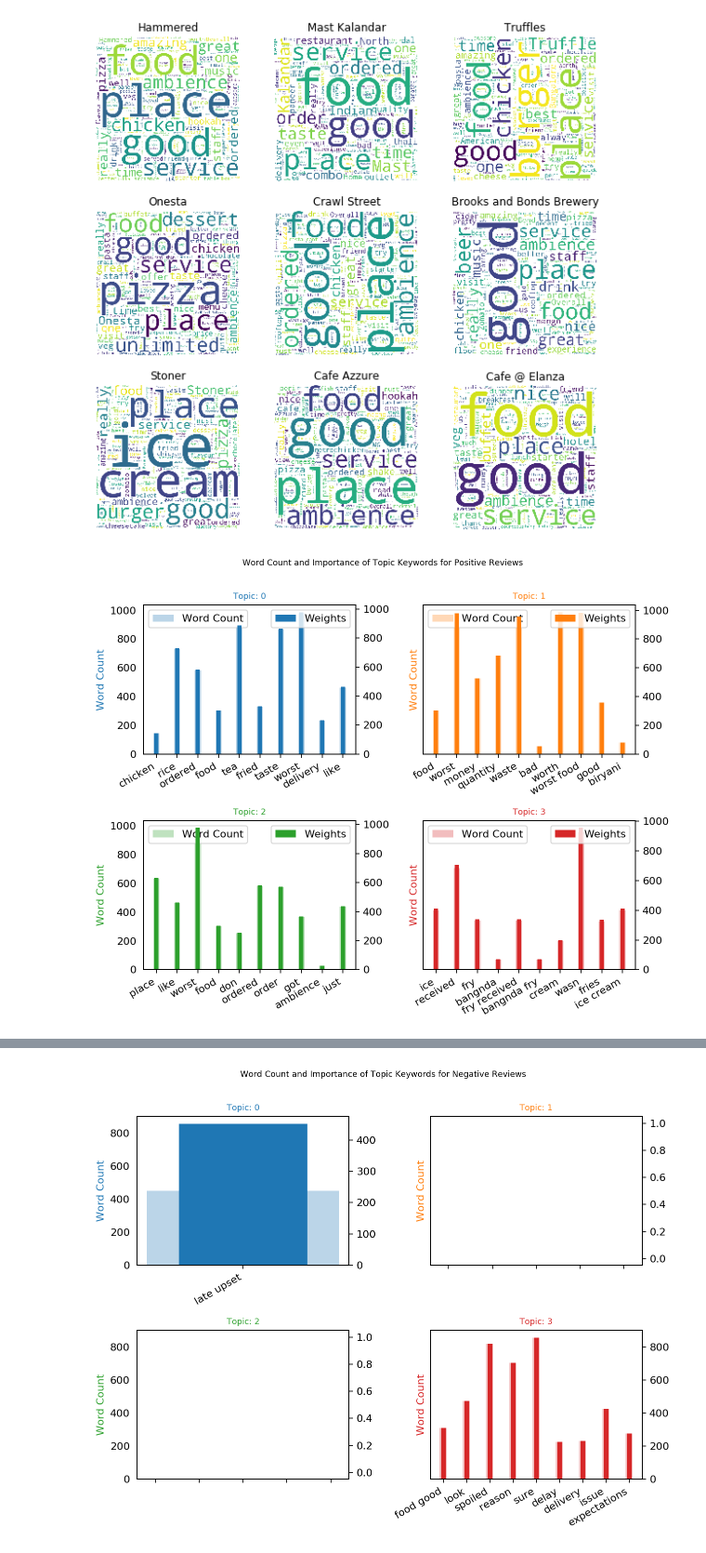
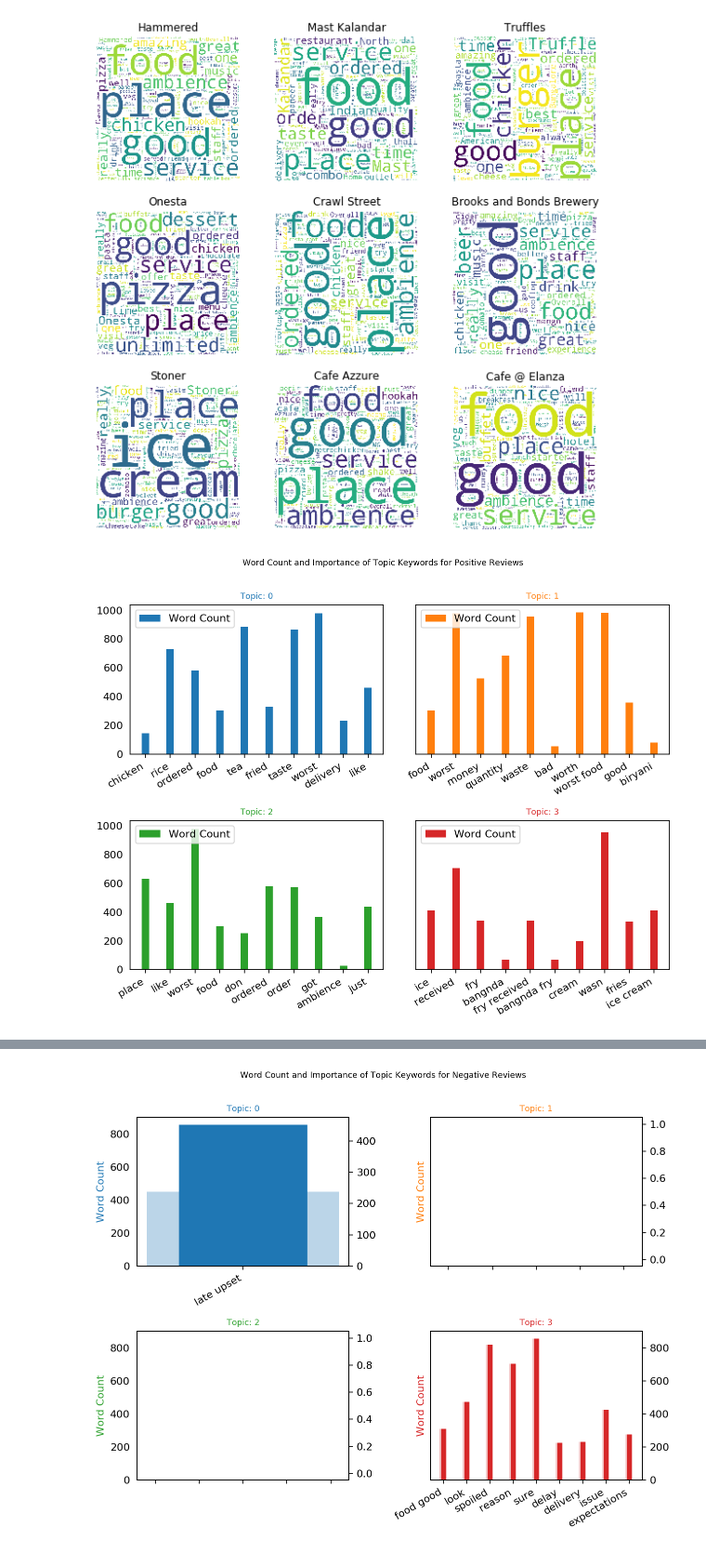
Before and after one commit to robinsaheb/ResturantReviews, a Jupyter notebook: Zomato Notebook.ipynb, the cells around one changed output, grey strips where cells are left out. Shown at 93% size. Drawn from its saved outputs; the diff is of its cells as text; code cells hidden in the pictures.

Commit message:
Topic Modeling Complete

```diff
--- a/Zomato Notebook.ipynb
+++ b/Zomato Notebook.ipynb
@@ -266,33 +266,33 @@ lda_z = lda.fit_transform(tf)
 # %%
 counter = Counter(corpus)
 out = []
 for topic_idx, topic in enumerate(lda.components_):
     for i in topic.argsort()[:-10 - 1:-1]:
         out.append([tf_feature_names[i], topic_idx, i, counter[tf_feature_names[i]]])
 
 
 dataframe = pd.DataFrame(out, columns=['word', 'topic_id', 'importance', 'word_count'])
 
 
 # Plot Word Count and Weights of Topic Keywords
 fig, axes = plt.subplots(2, 2, figsize=(8,6), sharey=True, dpi=160)
 cols = [color for name, color in mcolors.TABLEAU_COLORS.items()]
 for i, ax in enumerate(axes.flatten()):
-    ax.bar(x='word', height="importance", data=dataframe.loc[dataframe.topic_id==i, :], color=cols[i], width=0.3, alpha=0.3, label='Word Count')
-    ax_twin = ax.twinx()
-    ax_twin.bar(x='word', height="importance", data=dataframe.loc[dataframe.topic_id==i, :], color=cols[i], width=0.2, label='Weights')
-    ax.set_ylabel('Word Count', color=cols[i])
+    ax.bar(x='word', height="importance", data=dataframe.loc[dataframe.topic_id==i, :], color=cols[i], width=0.3, label='Word Count')
+    #ax_twin = ax.twinx()
+    #ax_twin.bar(x='word', height="importance", data=dataframe.loc[dataframe.topic_id==i, :], color=cols[i], width=0.2, label='Weights')
+    #ax.set_ylabel('Word Count', color=cols[i])
     #ax_twin.set_ylim(0, 0.030); ax.set_ylim(0, 3500)
     ax.set_title('Topic: ' + str(i), color=cols[i], fontsize=8)
     ax.tick_params(axis='y', left=False)
     ax.set_xticklabels(dataframe.loc[dataframe.topic_id==i, 'word'], rotation=30, horizontalalignment= 'right')
     ax.legend(loc='upper left'); ax_twin.legend(loc='upper right')
 
 fig.tight_layout(w_pad=2)
 fig.suptitle('Word Count and Importance of Topic Keywords for Positive Reviews', fontsize=8, y=1.05)
 plt.show()
 # %% [output]
-[figure, old version]
+[figure, new version]
 # %%
 # For Negative Reviews
 no_features = 1000
```
Also changed, not shown: parts of 2 cells of this notebook.
